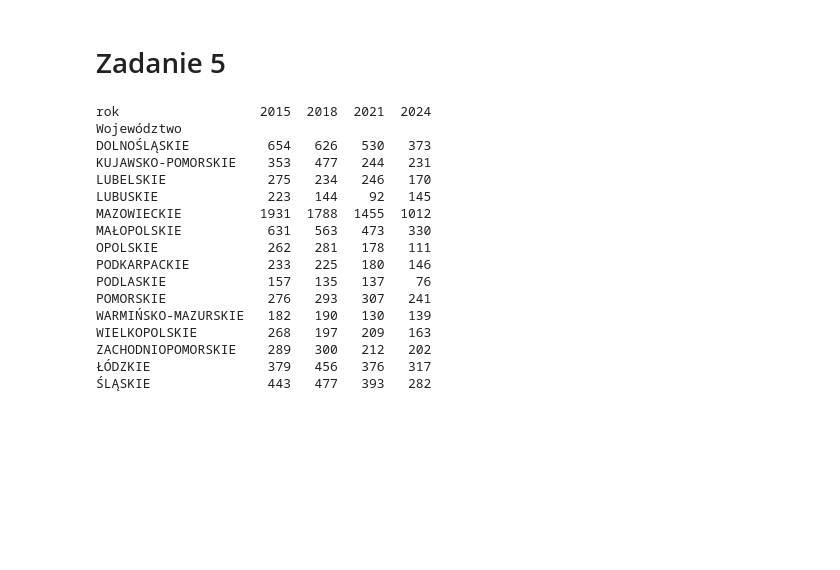
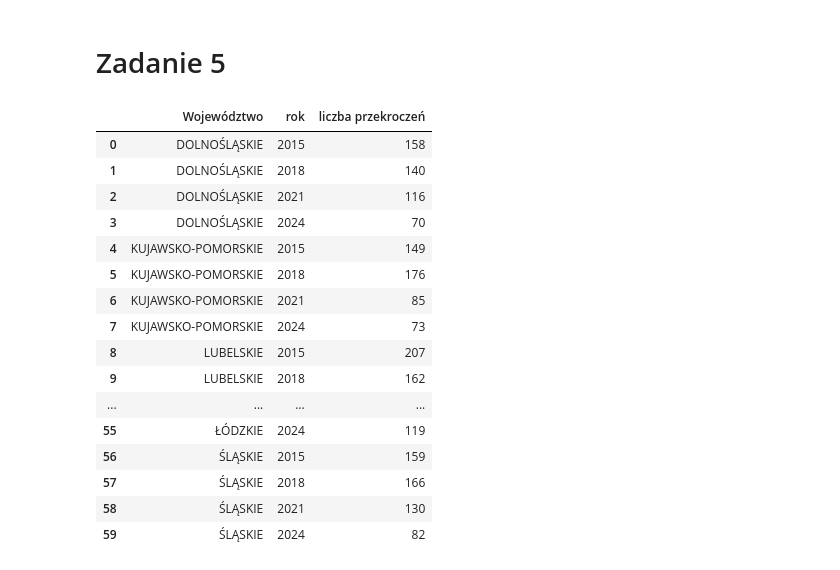
Before and after one commit to alipinska7/Projekt3_ZTP, a Jupyter notebook: Uruchamianie.ipynb, the cells around one changed output. Drawn from its saved outputs; the diff is of its cells as text; code cells hidden in the pictures; blank space fills up the shorter version.

```diff
--- a/Uruchamianie.ipynb
+++ b/Uruchamianie.ipynb
@@ -338,24 +338,25 @@ print(df_updated)
 # Zadanie 5
 # %%
 #obliczenie sumy liczby dni z przekroczeniem w województwie
-df_voivodeship = obliczenia.voivodeship_above_norm_sum(df_meta, final_df)
+
+df_voivodeship =obliczenia.voivodeship_above_norm_mean(df_meta, final_df,norm=20)
 df_voivodeship
 # %% [output]
-rok                  2015  2018  2021  2024
-Województwo
-DOLNOŚLĄSKIE          654   626   530   373
-KUJAWSKO-POMORSKIE    353   477   244   231
-LUBELSKIE             275   234   246   170
-LUBUSKIE              223   144    92   145
-MAZOWIECKIE          1931  1788  1455  1012
-MAŁOPOLSKIE           631   563   473   330
-OPOLSKIE              262   281   178   111
-PODKARPACKIE          233   225   180   146
-PODLASKIE             157   135   137    76
-POMORSKIE             276   293   307   241
-WARMIŃSKO-MAZURSKIE   182   190   130   139
-WIELKOPOLSKIE         268   197   209   163
-ZACHODNIOPOMORSKIE    289   300   212   202
-ŁÓDZKIE               379   456   376   317
-ŚLĄSKIE               443   477   393   282
+|  | Województwo | rok | liczba przekroczeń |
+| 0 | DOLNOŚLĄSKIE | 2015 | 158 |
+| 1 | DOLNOŚLĄSKIE | 2018 | 140 |
+| 2 | DOLNOŚLĄSKIE | 2021 | 116 |
+| 3 | DOLNOŚLĄSKIE | 2024 | 70 |
+| 4 | KUJAWSKO-POMORSKIE | 2015 | 149 |
+| 5 | KUJAWSKO-POMORSKIE | 2018 | 176 |
+| 6 | KUJAWSKO-POMORSKIE | 2021 | 85 |
+| 7 | KUJAWSKO-POMORSKIE | 2024 | 73 |
+| 8 | LUBELSKIE | 2015 | 207 |
+| 9 | LUBELSKIE | 2018 | 162 |
+| ... | ... | ... | ... |
+| 55 | ŁÓDZKIE | 2024 | 119 |
+| 56 | ŚLĄSKIE | 2015 | 159 |
+| 57 | ŚLĄSKIE | 2018 | 166 |
+| 58 | ŚLĄSKIE | 2021 | 130 |
+| 59 | ŚLĄSKIE | 2024 | 82 |
 # %%
```
Also changed, not shown: parts of 2 cells of this notebook, 2 other files.
